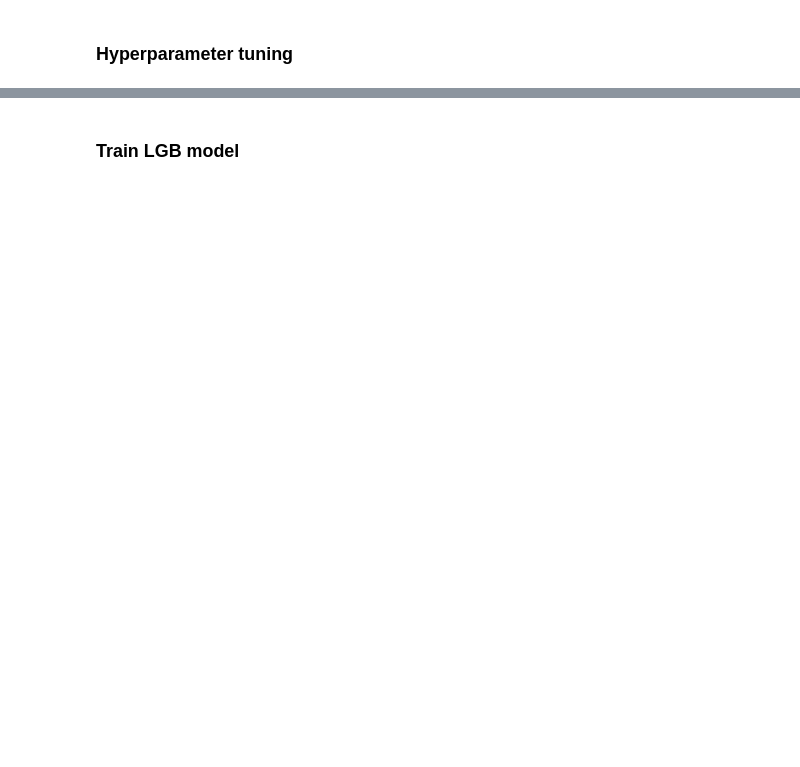
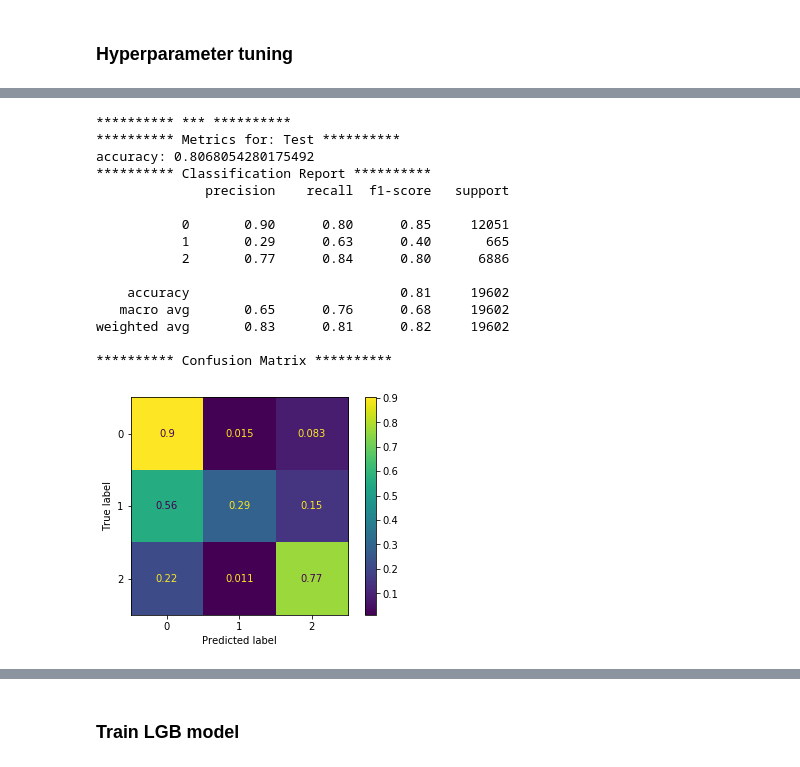
Before and after one commit to JonathanLoscalzo/pump-it-up_data-mining-the-water, a Jupyter notebook: pumpitup/notebooks/01-model_train.ipynb, the cells around one changed output, grey strips where cells are left out. Saved outputs shown, nothing was run; the diff lists cells and outputs as text; code cells hidden in the pictures; blank space fills up the shorter version.

```diff
--- a/pumpitup/notebooks/01-model_train.ipynb
+++ b/pumpitup/notebooks/01-model_train.ipynb
@@ -126,0 +361,19 @@ datatest_prepro = fp_all.transform(datatest)
+# %%
+utils.print_metrics(rf, X_test, y_test, "Test")
+# %% [output]
+********** *** **********
+********** Metrics for: Test **********
+accuracy: 0.8068054280175492
+********** Classification Report **********
+              precision    recall  f1-score   support
+
+           0       0.90      0.80      0.85     12051
+           1       0.29      0.63      0.40       665
+           2       0.77      0.84      0.80      6886
+
+    accuracy                           0.81     19602
+   macro avg       0.65      0.76      0.68     19602
+weighted avg       0.83      0.81      0.82     19602
+
+********** Confusion Matrix **********
+[figure, added]
```
Also changed, not shown: parts of 69 cells of this notebook, 4 other files.
